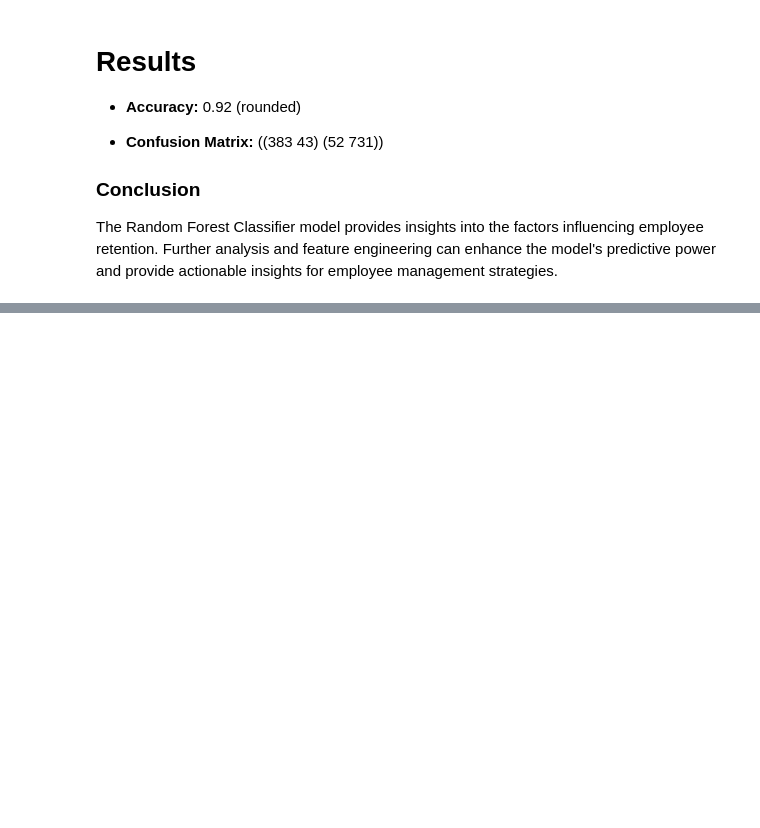
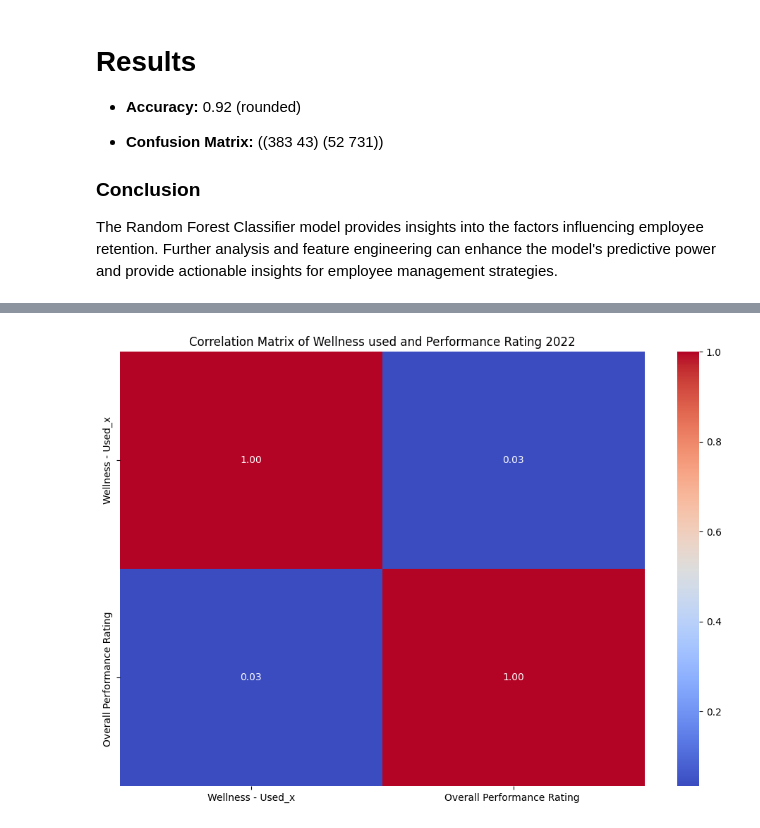
Before and after one commit to Jelilat25/Employee-Wellness-Performance-and-Retention-Analysis, a Jupyter notebook: People Data Analysis.ipynb, the cells around one changed output, grey strips where cells are left out. Saved outputs shown, nothing was run; the diff lists cells and outputs as text; code cells hidden in the pictures; blank space fills up the shorter version.

```diff
--- a/People Data Analysis.ipynb
+++ b/People Data Analysis.ipynb
@@ -561,0 +626,31 @@ The Random Forest Classifier model provides insights into the factors influencin
+# %%
+import seaborn as sns
+import matplotlib.pyplot as plt
+
+
+
+df_combined = pd.DataFrame()
+df_combined['Wellness - Used_x'] = merged_df['Wellness - Used_x']
+df_combined['Overall Performance Rating '] = df_8['Overall Performance Rating']
+
+
+# Replace 'unrate' with NaN values in the DataFrame
+df_combined.replace('Unrated', pd.NA, inplace=True)
+
+# Convert columns to numeric (if needed) to handle NaN values
+df_combined = df_combined.apply(pd.to_numeric, errors='ignore')
+
+# Drop rows with NaN values in any column
+df_combined.dropna(inplace=True)
+
+# Compute the correlation matrix for the combined DataFrame
+corr_matrix_combined = df_combined.corr()
+
+
+# Plot the correlation matrix as a heatmap
+plt.figure(figsize=(12, 8))
+sns.heatmap(corr_matrix_combined, annot=True, cmap='coolwarm', fmt=".2f")
+plt.title('Correlation Matrix of Wellness used and Performance Rating 2022')
+plt.show()
+# %% [output]
+[figure, added]
```
Also changed, not shown: parts of 19 cells of this notebook.
